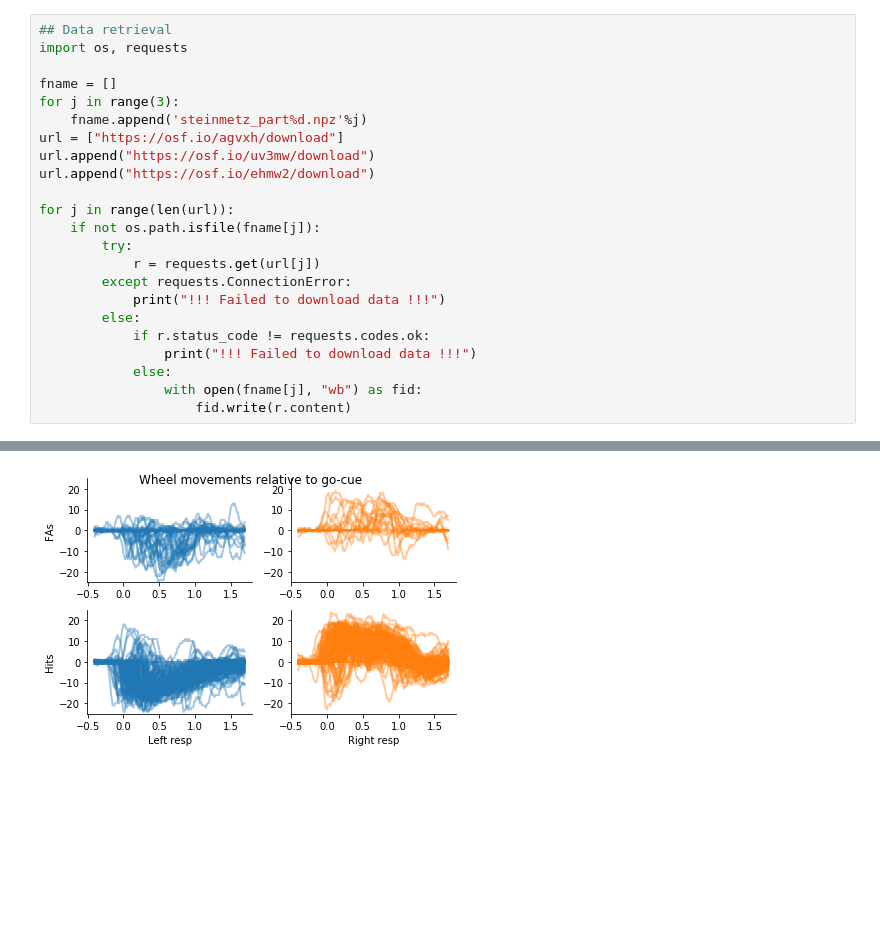
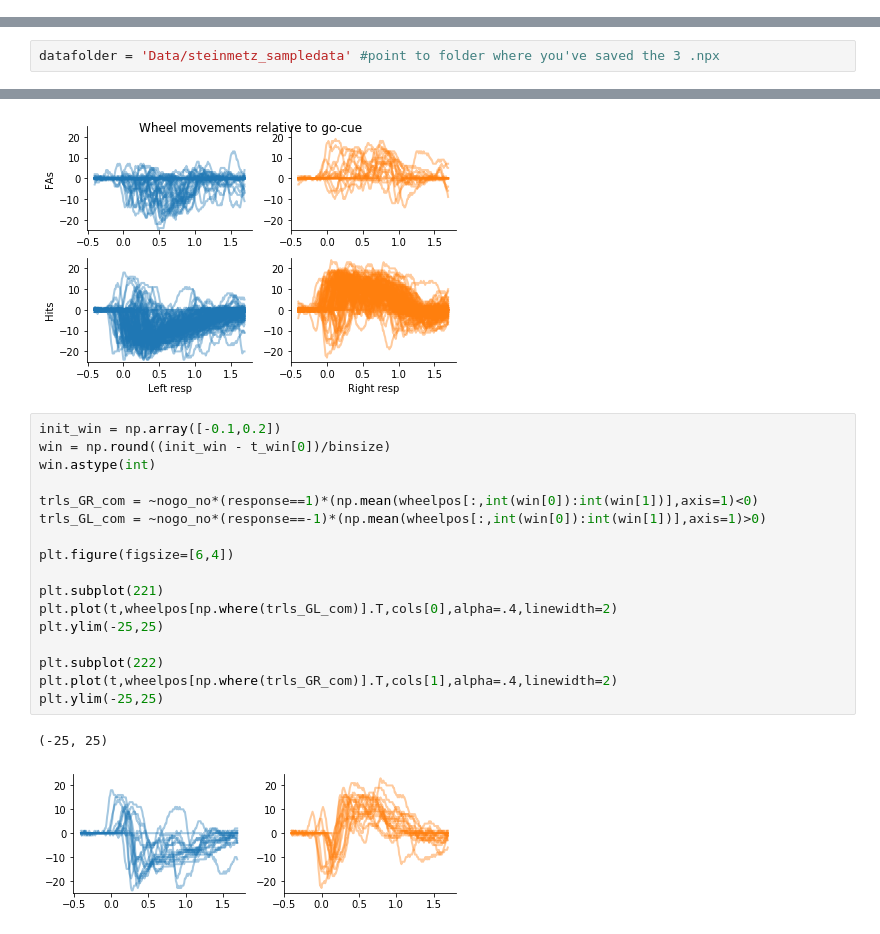
Before and after one commit to KceniaB/NMA_project, a Jupyter notebook: sam/Steinmetz_example_playground.ipynb, the cells around one changed output, grey strips where cells are left out. Drawn from its saved outputs; the diff is of its cells as text; blank space fills up the shorter version.

```diff
--- a/sam/Steinmetz_example_playground.ipynb
+++ b/sam/Steinmetz_example_playground.ipynb
@@ -3,23 +2,0 @@
-# %%
-## Data retrieval
-import os, requests
-
-fname = []
-for j in range(3):
-    fname.append('steinmetz_part%d.npz'%j)
-url = ["https://osf.io/agvxh/download"]
-url.append("https://osf.io/uv3mw/download")
-url.append("https://osf.io/ehmw2/download")
-
-for j in range(len(url)):
-    if not os.path.isfile(fname[j]):
-        try:
-            r = requests.get(url[j])
-        except requests.ConnectionError:
-            print("!!! Failed to download data !!!")
-        else:
-            if r.status_code != requests.codes.ok:
-                print("!!! Failed to download data !!!")
-            else:
-                with open(fname[j], "wb") as fid:
-                    fid.write(r.content)
@@ -32,3 +3,5 @@ datafolder = 'Data/steinmetz'
+# %%
+datafolder = 'Data/steinmetz_sampledata' #point to folder where you've saved the 3 .npx
 # %%
 ## Data loading
 import numpy as np
@@ -265,3 +242,23 @@ plt.suptitle("Wheel movements relative to go-cue")
 plt.show()
 # %% [output]
 [figure]
+# %%
+init_win = np.array([-0.1,0.2])
+win = np.round((init_win - t_win[0])/binsize)
+win.astype(int)
+
+trls_GR_com = ~nogo_no*(response==1)*(np.mean(wheelpos[:,int(win[0]):int(win[1])],axis=1)<0)
+trls_GL_com = ~nogo_no*(response==-1)*(np.mean(wheelpos[:,int(win[0]):int(win[1])],axis=1)>0)
+
+plt.figure(figsize=[6,4])
+
+plt.subplot(221)
+plt.plot(t,wheelpos[np.where(trls_GL_com)].T,cols[0],alpha=.4,linewidth=2)
+plt.ylim(-25,25)
+
+plt.subplot(222)
+plt.plot(t,wheelpos[np.where(trls_GR_com)].T,cols[1],alpha=.4,linewidth=2)
+plt.ylim(-25,25)
+# %% [output]
+(-25, 25)
+[figure, added]
```
Also changed, not shown: parts of 5 cells of this notebook, 2 other files.
